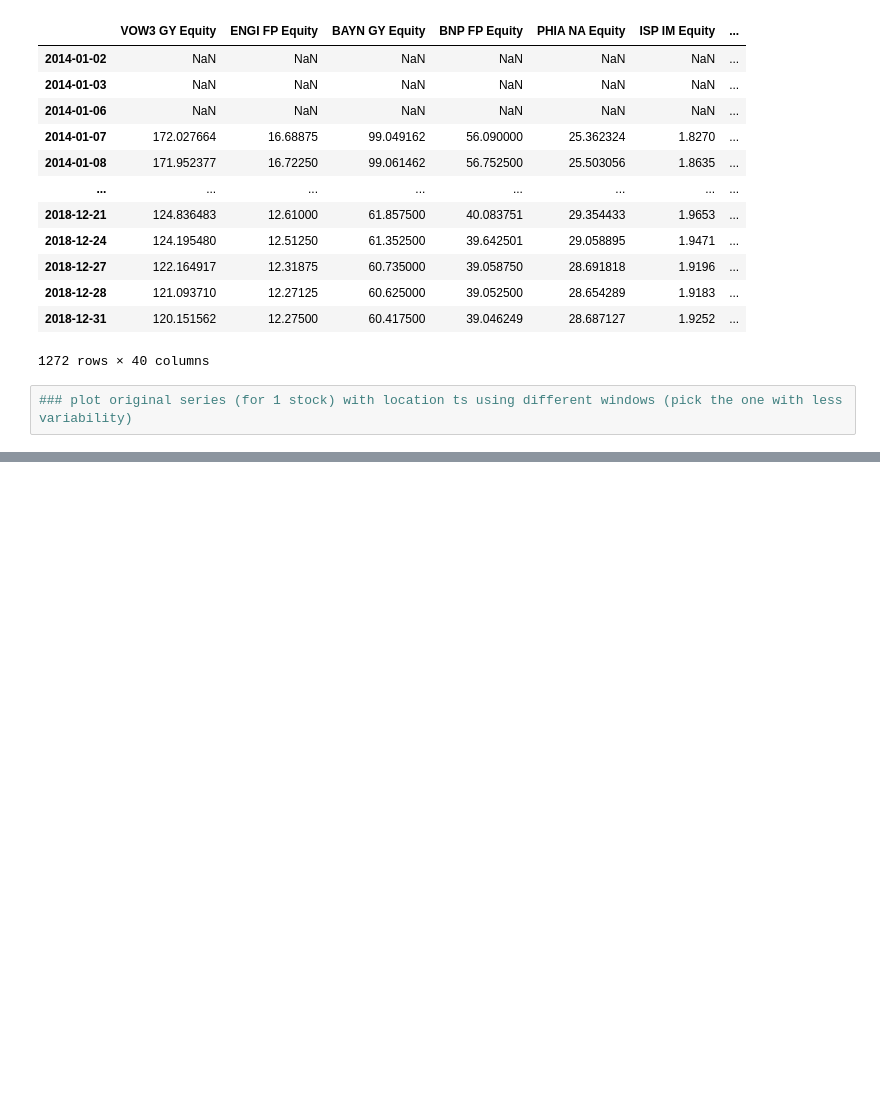
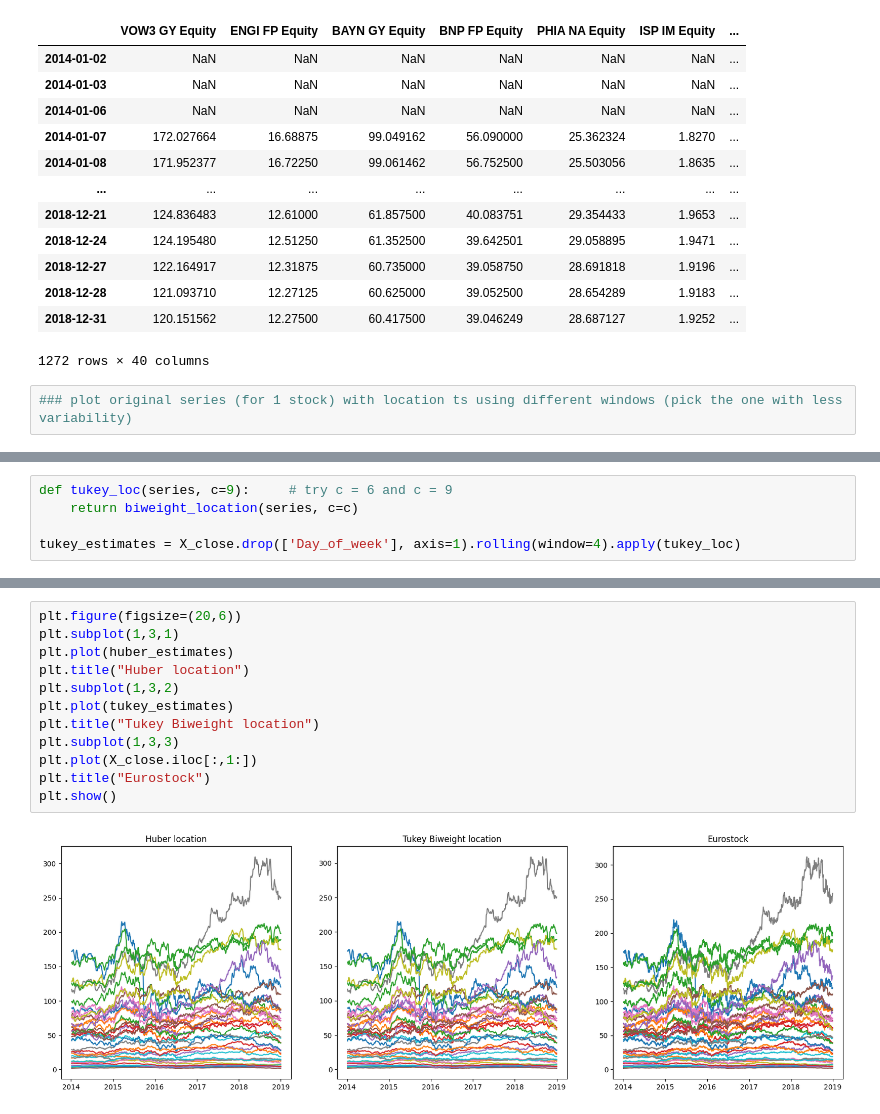
Before and after one commit to tommasograndi/portfolio-opt-with-BiLSTM-stock-preselection, a Jupyter notebook: datapreprocessing.ipynb, the cells around one changed output, grey strips where cells are left out. Saved outputs shown, nothing was run; the diff lists cells and outputs as text; blank space fills up the shorter version.

Commit message:
location estimators

```diff
--- a/datapreprocessing.ipynb
+++ b/datapreprocessing.ipynb
@@ -286,0 +275,5 @@ tukey_estimates
+# %%
+def tukey_loc(series, c=9):     # try c = 6 and c = 9
+    return biweight_location(series, c=c)
+
+tukey_estimates = X_close.drop(['Day_of_week'], axis=1).rolling(window=4).apply(tukey_loc)
@@ -286,0 +295,14 @@ tukey_estimates
+# %%
+plt.figure(figsize=(20,6))
+plt.subplot(1,3,1)
+plt.plot(huber_estimates)
+plt.title("Huber location")
+plt.subplot(1,3,2)
+plt.plot(tukey_estimates)
+plt.title("Tukey Biweight location")
+plt.subplot(1,3,3)
+plt.plot(X_close.iloc[:,1:])
+plt.title("Eurostock")
+plt.show()
+# %% [output]
+[figure, added]
```
Also changed, not shown: parts of 9 cells of this notebook.
